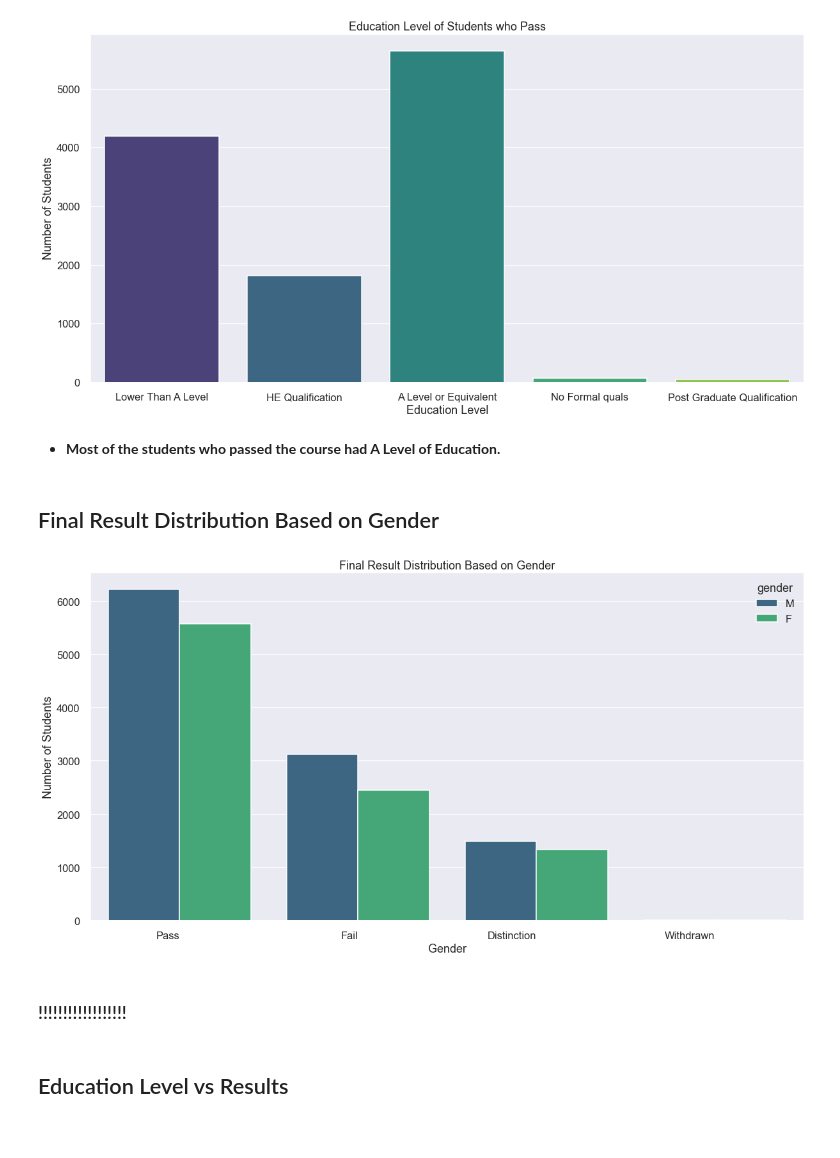
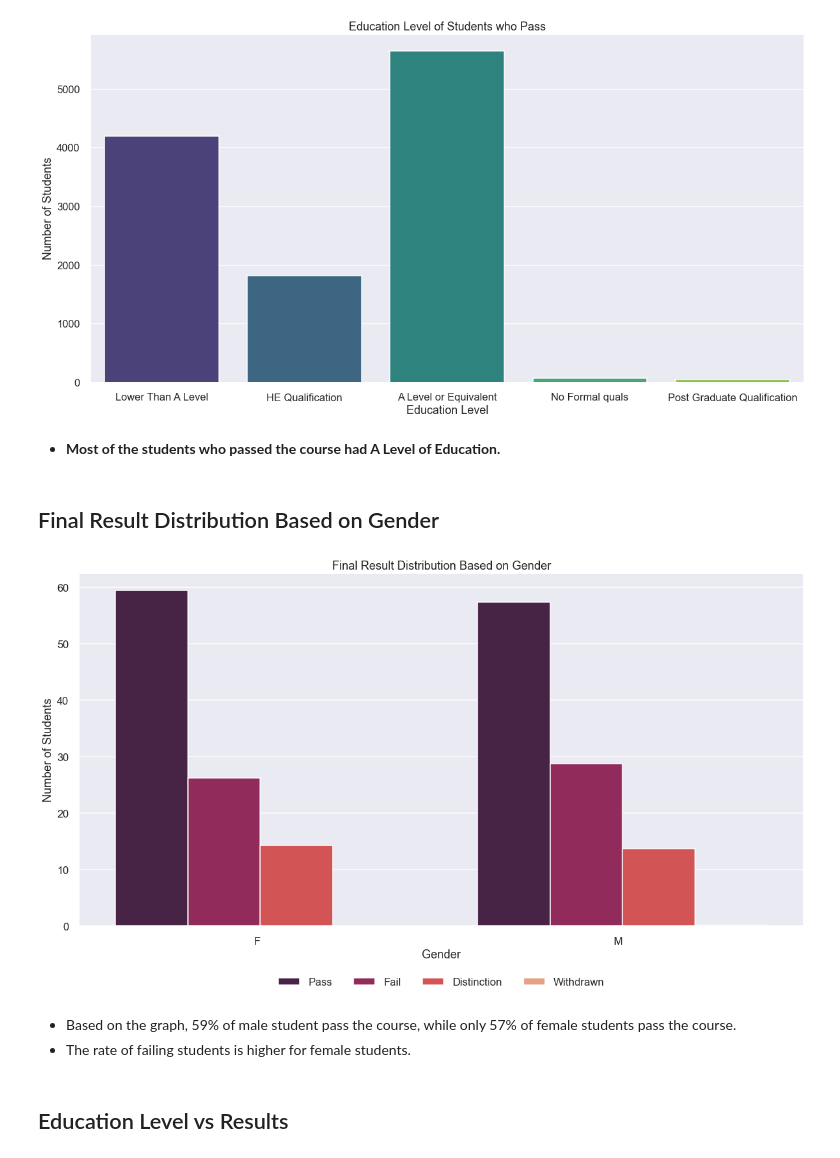
Before and after one commit to zyazyaG/Students_Performance, a Jupyter notebook: notebooks/EDA.ipynb, the cells around one changed output. Drawn from its saved outputs; the diff is of its cells as text; code cells hidden in the pictures.

```diff
--- a/notebooks/EDA.ipynb
+++ b/notebooks/EDA.ipynb
@@ -187,24 +189,28 @@ plt.title('Education Level of Students who Pass')
 plt.show()
 # %% [output]
 [figure]
-# %% [markdown]
-* **Most of the students who passed the course had A Level of Education.**
+# %% [markdown]
+* **Most of the students who passed the course had A Level of Education.**
 # %% [markdown]
 ## Final Result Distribution Based on Gender
 # %%
+gender_pnt = df.groupby('gender')['final_result'].value_counts(normalize = True).reset_index(name='Percentage')
+gender_pnt['Percentage'] = gender_pnt['Percentage'] * 100
 fig, ax = plt.subplots(figsize =(20,10))
 plt.xticks(horizontalalignment='right')
 
-sns.countplot(x="final_result", hue="gender", palette="viridis", data=df)
+sns.barplot(x='gender', y ='Percentage',data=gender_pnt,  hue='final_result', palette='rocket')
 
 plt.xlabel('Gender')
 plt.ylabel('Number of Students')
 plt.title('Final Result Distribution Based on Gender')
+plt.legend(loc = 'lower center', bbox_to_anchor=(0.5, -0.2), ncol = 4)
 plt.show()
 # %% [output]
-[figure, old version]
+[figure, new version]
 # %% [markdown]
-### !!!!!!!!!!!!!!!!!!
+* Based on the graph, 59% of male student pass the course, while only 57% of female students pass the course.
+* The rate of failing students is higher for female students.
 # %% [markdown]
 ## Education Level vs Results
 # %%
```
Also changed, not shown: parts of 89 cells of this notebook, 6 other files.
